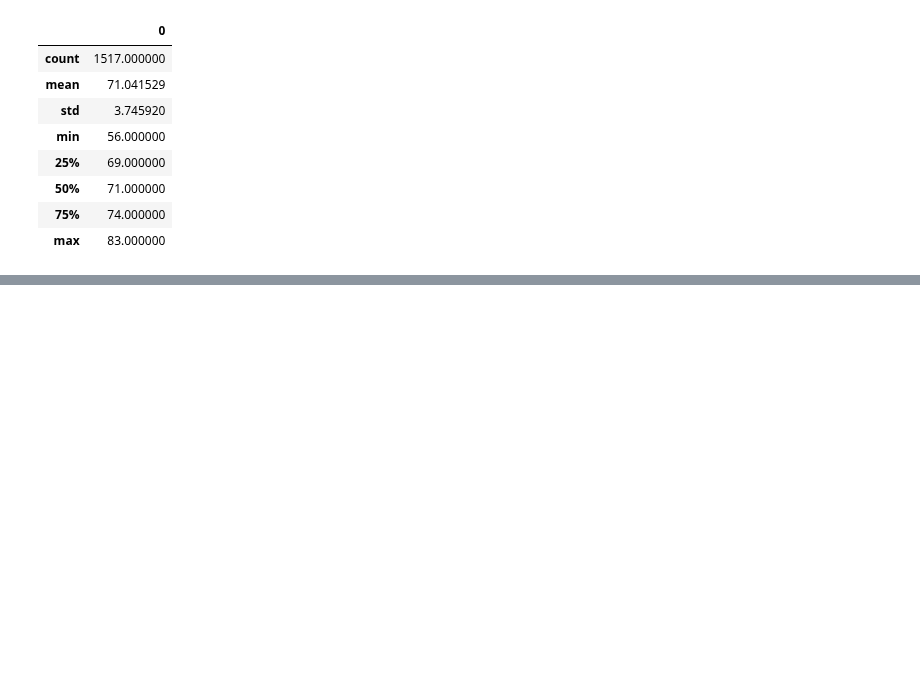
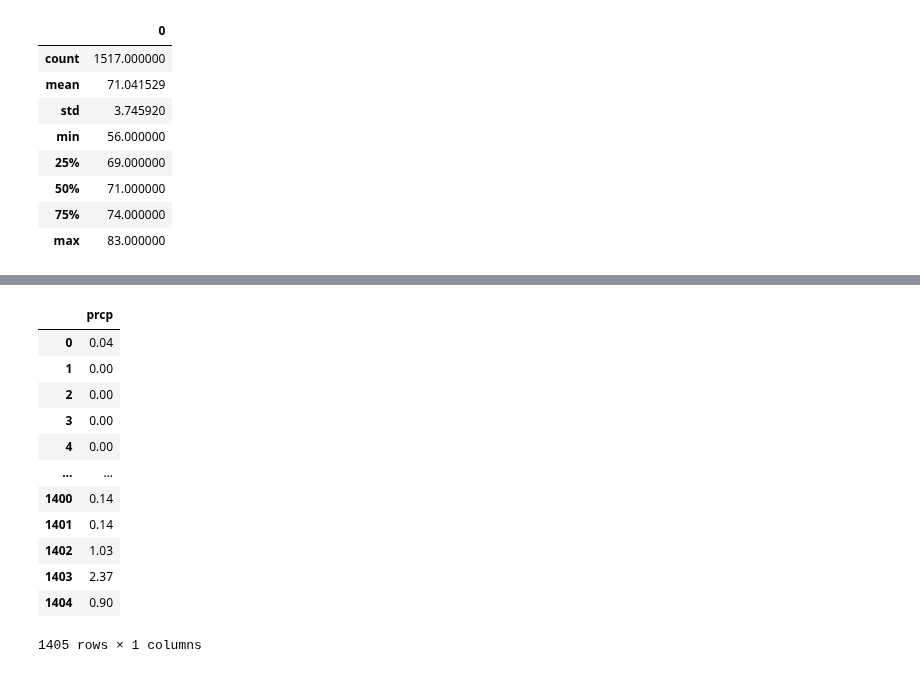
Before and after one commit to vflopez77/surfs_up, a Jupyter notebook: SurfsUp_Challenge.ipynb, the cells around one changed output, grey strips where cells are left out. Drawn from its saved outputs; the diff is of its cells as text; code cells hidden in the pictures; blank space fills up the shorter version.

```diff
--- a/SurfsUp_Challenge.ipynb
+++ b/SurfsUp_Challenge.ipynb
@@ -151,0 +187,22 @@ dec_list_df.describe()
+# %%
+# Get precipitation for the month of December, removing 'None' values
+dec_precip = session.query(Measurement.prcp).filter(extract('month', Measurement.date) == 12)\
+            .filter(Measurement.prcp.isnot(None)).all()
+# %%
+# Convert December precipitaiont data into a DataFrame
+dec_precip_df = pd.DataFrame(dec_precip)
+dec_precip_df
+# %% [output]
+|  | prcp |
+| 0 | 0.04 |
+| 1 | 0.00 |
+| 2 | 0.00 |
+| 3 | 0.00 |
+| 4 | 0.00 |
+| ... | ... |
+| 1400 | 0.14 |
+| 1401 | 0.14 |
+| 1402 | 1.03 |
+| 1403 | 2.37 |
+| 1404 | 0.90 |
+1405 rows × 1 columns
```
Also changed, not shown: parts of 4 cells of this notebook.
